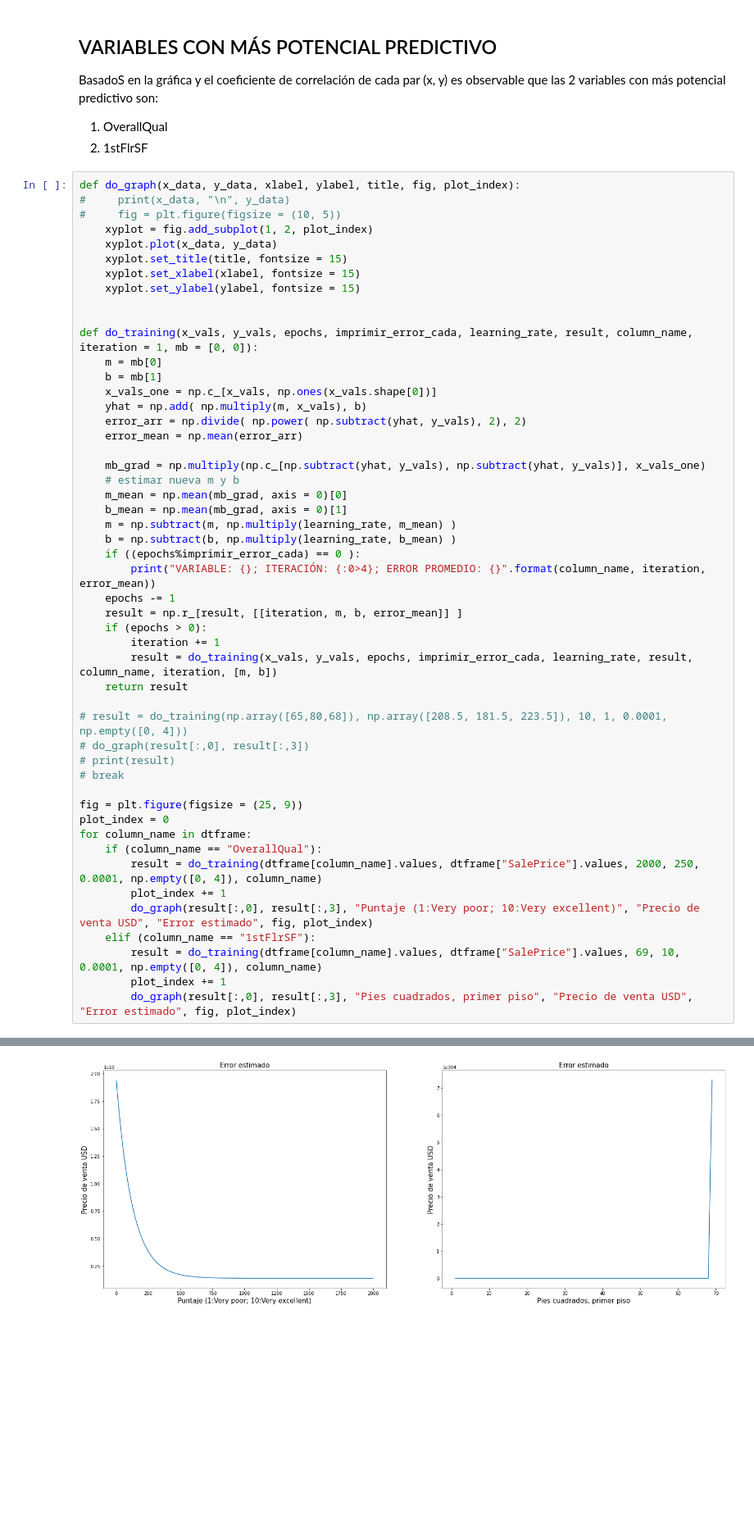
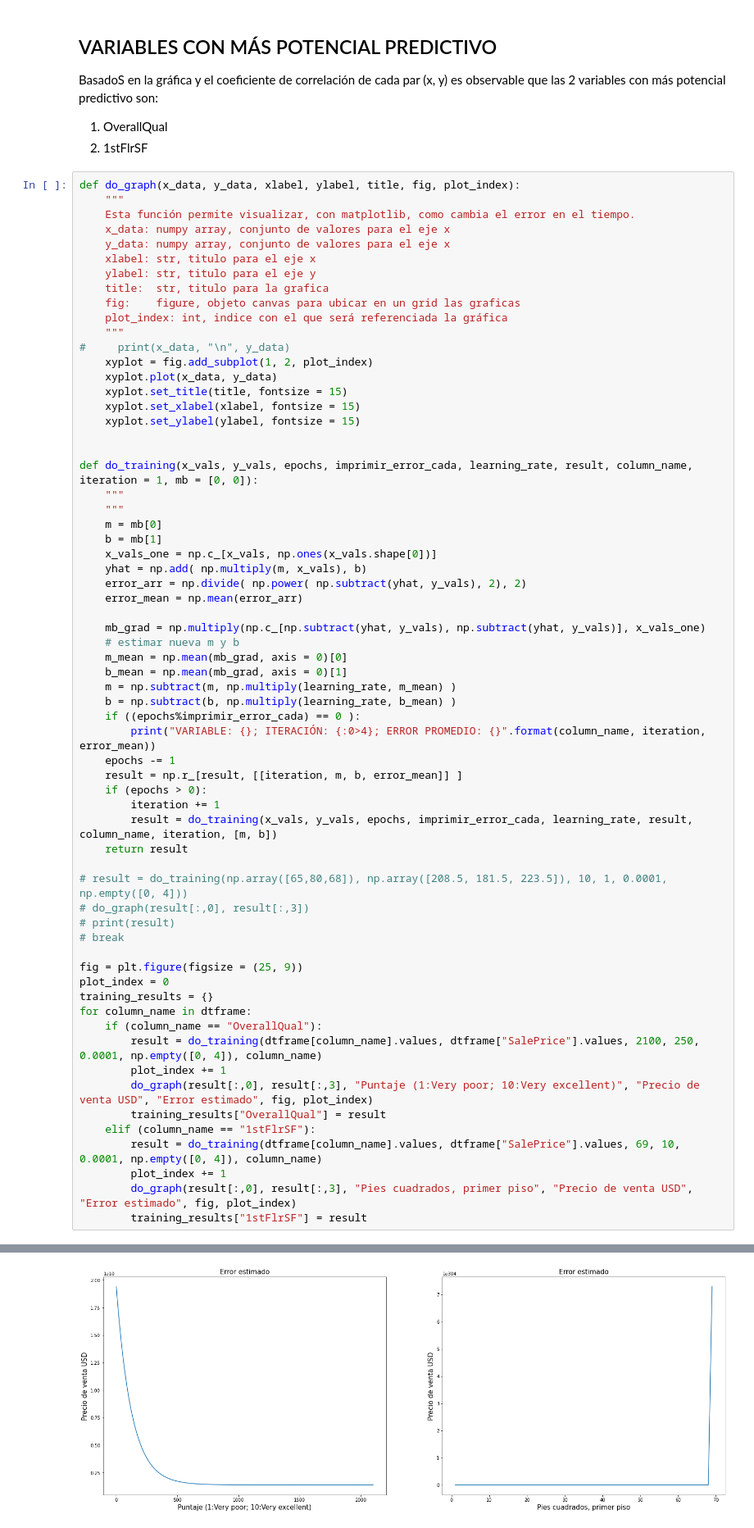
Before and after one commit to hbarrientos/PythonDataScience_U, a Jupyter notebook: CDP_U_Proyecto_HenryBarrientos/CDP_U_Proyecto_HenryBarrientos.ipynb, the cells around one changed output, grey strips where cells are left out. Shown at 82% size. Saved outputs shown, nothing was run; the diff lists cells and outputs as text; blank space fills up the shorter version.

```diff
--- a/CDP_U_Proyecto_HenryBarrientos/CDP_U_Proyecto_HenryBarrientos.ipynb
+++ b/CDP_U_Proyecto_HenryBarrientos/CDP_U_Proyecto_HenryBarrientos.ipynb
@@ -99,8 +114,17 @@ BasadoS en la gráfica y el coeficiente de correlación de cada par (x, y) es ob
 2. 1stFlrSF
 # %%
 def do_graph(x_data, y_data, xlabel, ylabel, title, fig, plot_index):
+    """
+    Esta función permite visualizar, con matplotlib, como cambia el error en el tiempo.
+    x_data: numpy array, conjunto de valores para el eje x
+    y_data: numpy array, conjunto de valores para el eje x
+    xlabel: str, titulo para el eje x
+    ylabel: str, titulo para el eje y
+    title:  str, titulo para la grafica
+    fig:    figure, objeto canvas para ubicar en un grid las graficas
+    plot_index: int, indice con el que será referenciada la gráfica
+    """
 #     print(x_data, "\n", y_data)
-#     fig = plt.figure(figsize = (10, 5))
     xyplot = fig.add_subplot(1, 2, plot_index)
     xyplot.plot(x_data, y_data)
     xyplot.set_title(title, fontsize = 15)
@@ -109,6 +133,8 @@ def do_graph(x_data, y_data, xlabel, ylabel, title, fig, plot_index):
 
 
 def do_training(x_vals, y_vals, epochs, imprimir_error_cada, learning_rate, result, column_name, iteration = 1, mb = [0, 0]):
+    """
+    """
     m = mb[0]
     b = mb[1]
     x_vals_one = np.c_[x_vals, np.ones(x_vals.shape[0])]
@@ -138,13 +164,16 @@ def do_training(x_vals, y_vals, epochs, imprimir_error_cada, learning_rate, resu
 
 fig = plt.figure(figsize = (25, 9))
 plot_index = 0
+training_results = {}
 for column_name in dtframe:
     if (column_name == "OverallQual"):
-        result = do_training(dtframe[column_name].values, dtframe["SalePrice"].values, 2000, 250, 0.0001, np.empty([0, 4]), column_name)
+        result = do_training(dtframe[column_name].values, dtframe["SalePrice"].values, 2100, 250, 0.0001, np.empty([0, 4]), column_name)
         plot_index += 1
         do_graph(result[:,0], result[:,3], "Puntaje (1:Very poor; 10:Very excellent)", "Precio de venta USD", "Error estimado", fig, plot_index)
+        training_results["OverallQual"] = result
     elif (column_name == "1stFlrSF"):
         result = do_training(dtframe[column_name].values, dtframe["SalePrice"].values, 69, 10, 0.0001, np.empty([0, 4]), column_name)
         plot_index += 1
         do_graph(result[:,0], result[:,3], "Pies cuadrados, primer piso", "Precio de venta USD", "Error estimado", fig, plot_index)
+        training_results["1stFlrSF"] = result
 # %% [output]
@@ -159,7 +188,7 @@ VARIABLE: OverallQual; ITERACIÓN: 1751; ERROR PROMEDIO: 1390708776.3025951
 VARIABLE: 1stFlrSF; ITERACIÓN: 0010; ERROR PROMEDIO: 1.7203222959185417e+49
 VARIABLE: 1stFlrSF; ITERACIÓN: 0020; ERROR PROMEDIO: 3.65007501097483e+92
 VARIABLE: 1stFlrSF; ITERACIÓN: 0030; ERROR PROMEDIO: 7.744506722578399e+135
 VARIABLE: 1stFlrSF; ITERACIÓN: 0040; ERROR PROMEDIO: 1.6431822413437093e+179
 VARIABLE: 1stFlrSF; ITERACIÓN: 0050; ERROR PROMEDIO: 3.4864039440957564e+222
 VARIABLE: 1stFlrSF; ITERACIÓN: 0060; ERROR PROMEDIO: 7.3972394269954e+265
-[figure, old version]
+[figure, new version]
```
Also changed, not shown: parts of 8 cells of this notebook.
